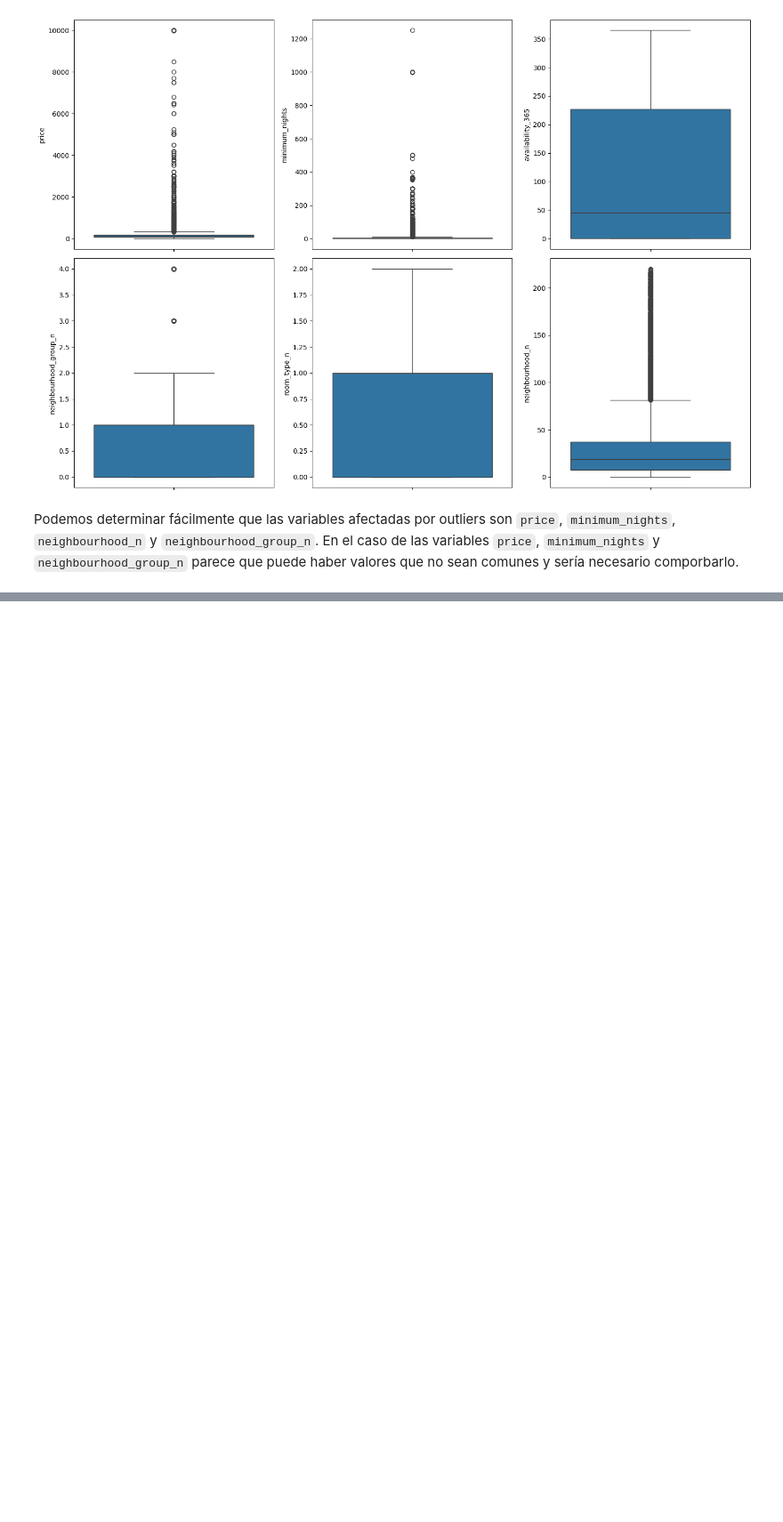
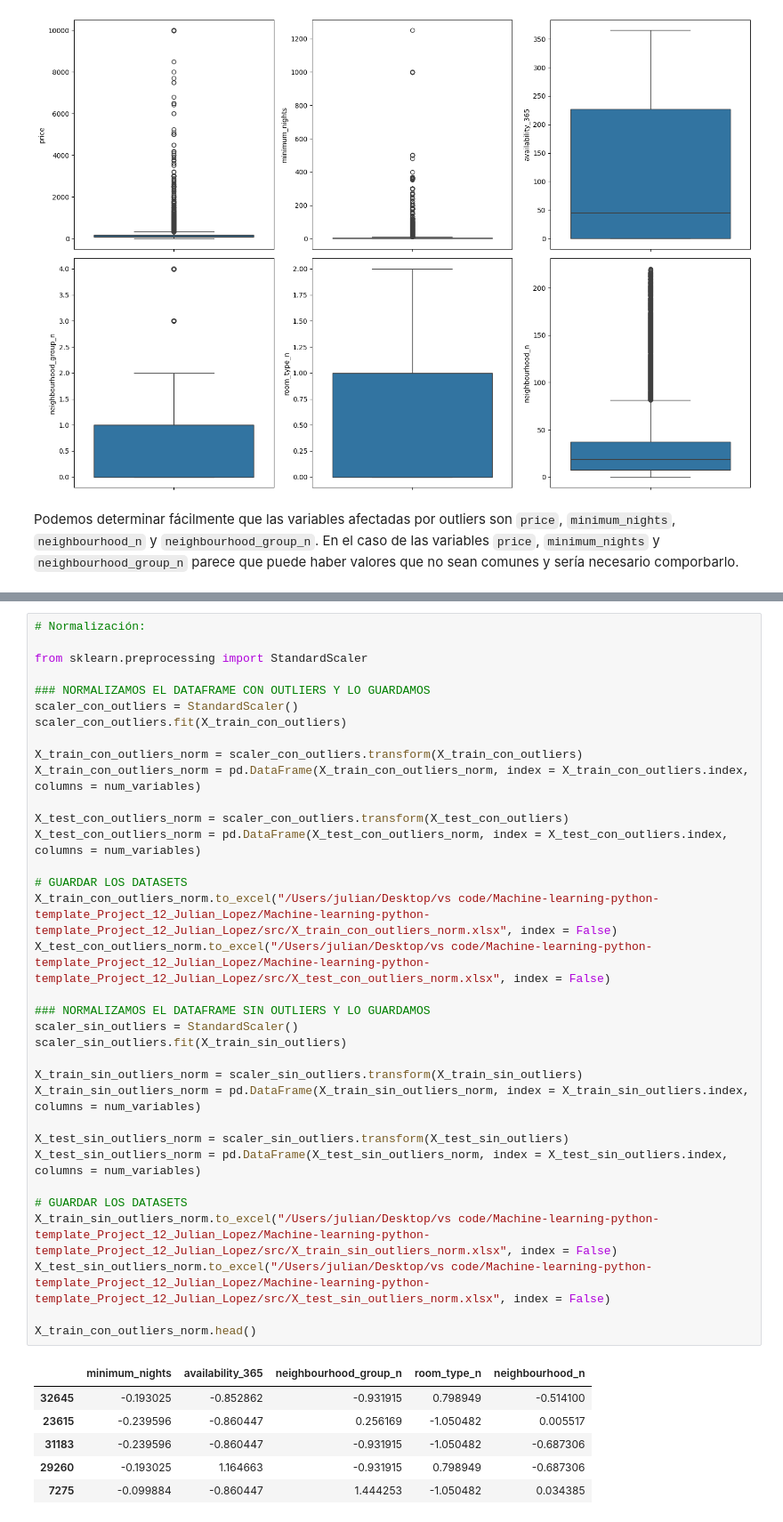
Before and after one commit to Julianmarania/Machine-learning-python-template_Project_12_Julian_Lopez, a Jupyter notebook: src/explore.ipynb, the cells around one changed output, grey strips where cells are left out. Shown at 89% size. Cells and saved outputs as stored; diff of their text form; blank space fills up the shorter version.

```diff
--- a/src/explore.ipynb
+++ b/src/explore.ipynb
@@ -392,0 +457,41 @@ with open("outliers_replacement.json", "w") as f:
+# %%
+# Normalización:
+
+from sklearn.preprocessing import StandardScaler
+
+### NORMALIZAMOS EL DATAFRAME CON OUTLIERS Y LO GUARDAMOS
+scaler_con_outliers = StandardScaler()
+scaler_con_outliers.fit(X_train_con_outliers)
+
+X_train_con_outliers_norm = scaler_con_outliers.transform(X_train_con_outliers)
+X_train_con_outliers_norm = pd.DataFrame(X_train_con_outliers_norm, index = X_train_con_outliers.index, columns = num_variables)
+
+X_test_con_outliers_norm = scaler_con_outliers.transform(X_test_con_outliers)
+X_test_con_outliers_norm = pd.DataFrame(X_test_con_outliers_norm, index = X_test_con_outliers.index, columns = num_variables)
+
+# GUARDAR LOS DATASETS
+X_train_con_outliers_norm.to_excel("/Users/julian/Desktop/vs code/Machine-learning-python-template_Project_12_Julian_Lopez/Machine-learning-python-template_Project_12_Julian_Lopez/src/X_train_con_outliers_norm.xlsx", index = False)
+X_test_con_outliers_norm.to_excel("/Users/julian/Desktop/vs code/Machine-learning-python-template_Project_12_Julian_Lopez/Machine-learning-python-template_Project_12_Julian_Lopez/src/X_test_con_outliers_norm.xlsx", index = False)
+
+### NORMALIZAMOS EL DATAFRAME SIN OUTLIERS Y LO GUARDAMOS
+scaler_sin_outliers = StandardScaler()
+scaler_sin_outliers.fit(X_train_sin_outliers)
+
+X_train_sin_outliers_norm = scaler_sin_outliers.transform(X_train_sin_outliers)
+X_train_sin_outliers_norm = pd.DataFrame(X_train_sin_outliers_norm, index = X_train_sin_outliers.index, columns = num_variables)
+
+X_test_sin_outliers_norm = scaler_sin_outliers.transform(X_test_sin_outliers)
+X_test_sin_outliers_norm = pd.DataFrame(X_test_sin_outliers_norm, index = X_test_sin_outliers.index, columns = num_variables)
+
+# GUARDAR LOS DATASETS
+X_train_sin_outliers_norm.to_excel("/Users/julian/Desktop/vs code/Machine-learning-python-template_Project_12_Julian_Lopez/Machine-learning-python-template_Project_12_Julian_Lopez/src/X_train_sin_outliers_norm.xlsx", index = False)
+X_test_sin_outliers_norm.to_excel("/Users/julian/Desktop/vs code/Machine-learning-python-template_Project_12_Julian_Lopez/Machine-learning-python-template_Project_12_Julian_Lopez/src/X_test_sin_outliers_norm.xlsx", index = False)
+
+X_train_con_outliers_norm.head()
+# %% [output]
+|  | minimum_nights | availability_365 | neighbourhood_group_n | room_type_n | neighbourhood_n |
+| 32645 | -0.193025 | -0.852862 | -0.931915 | 0.798949 | -0.514100 |
+| 23615 | -0.239596 | -0.860447 | 0.256169 | -1.050482 | 0.005517 |
+| 31183 | -0.239596 | -0.860447 | -0.931915 | -1.050482 | -0.687306 |
+| 29260 | -0.193025 | 1.164663 | -0.931915 | 0.798949 | -0.687306 |
+| 7275 | -0.099884 | -0.860447 | 1.444253 | -1.050482 | 0.034385 |
```
Also changed, not shown: parts of 8 cells of this notebook, 14 other files.
